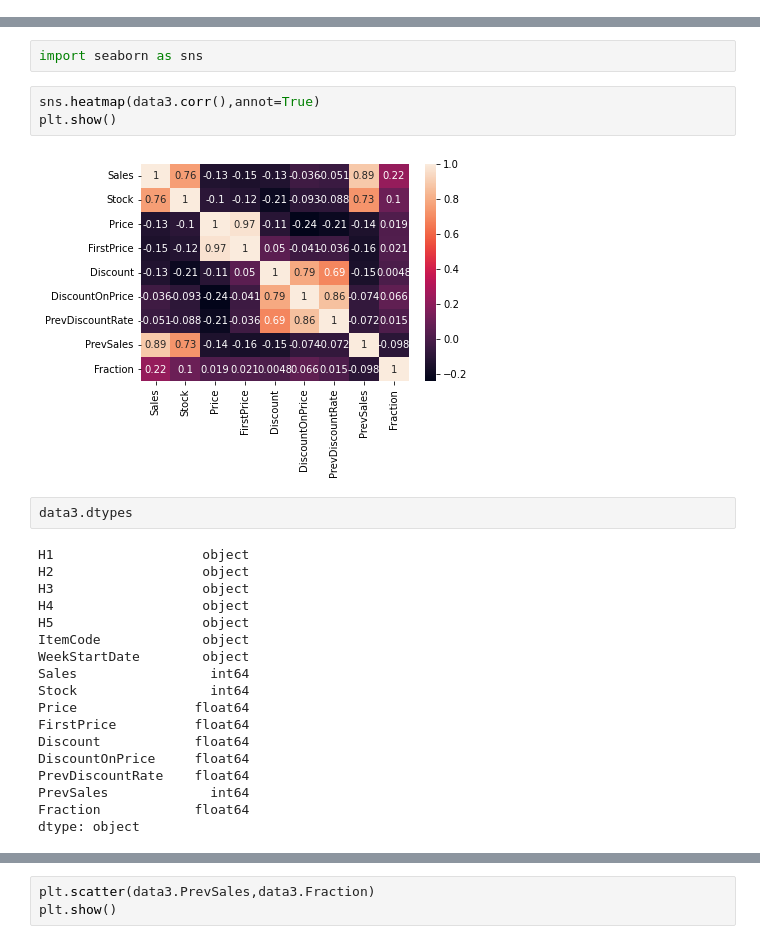
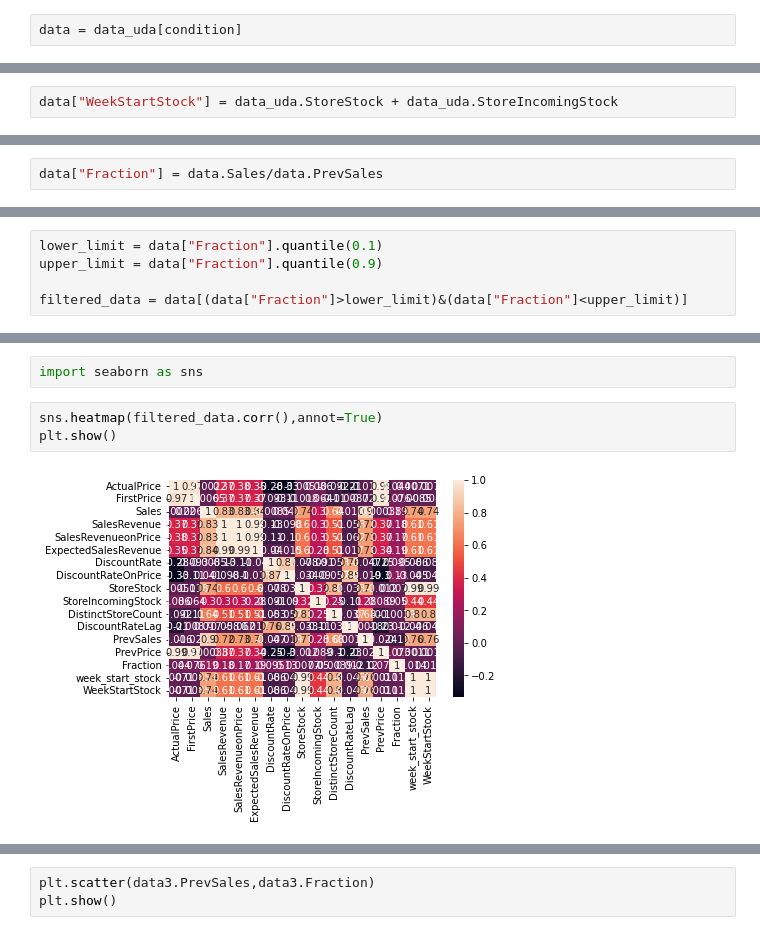
Before and after one commit to yasinsecal/PriceElasticity, a Jupyter notebook: Analysis.ipynb, the cells around one changed output, grey strips where cells are left out. Saved outputs shown, nothing was run; the diff lists cells and outputs as text.

```diff
--- a/Analysis.ipynb
+++ b/Analysis.ipynb
@@ -163,0 +30,2 @@ data3[["Sales","Stock"]].corr()
+# %%
+data = data_uda[condition]
@@ -163,0 +52,2 @@ data3[["Sales","Stock"]].corr()
+# %%
+data["WeekStartStock"] = data_uda.StoreStock + data_uda.StoreIncomingStock
@@ -163,0 +100,2 @@ data3[["Sales","Stock"]].corr()
+# %%
+data["Fraction"] = data.Sales/data.PrevSales
@@ -163,0 +113,5 @@ data3[["Sales","Stock"]].corr()
+# %%
+lower_limit = data["Fraction"].quantile(0.1)
+upper_limit = data["Fraction"].quantile(0.9)
+
+filtered_data = data[(data["Fraction"]>lower_limit)&(data["Fraction"]<upper_limit)]
@@ -164,29 +166,9 @@ data3[["Sales","Stock"]].corr()
 # %%
 import seaborn as sns
 # %%
-sns.heatmap(data3.corr(),annot=True)
+sns.heatmap(filtered_data.corr(),annot=True)
 plt.show()
 # %% [output]
-[figure, old version]
+[figure, new version]
-# %%
-data3.dtypes
-# %% [output]
-H1                   object
-H2                   object
-H3                   object
-H4                   object
-H5                   object
-ItemCode             object
-WeekStartDate        object
-Sales                 int64
-Stock                 int64
-Price               float64
-FirstPrice          float64
-Discount            float64
-DiscountOnPrice     float64
-PrevDiscountRate    float64
-PrevSales             int64
-Fraction            float64
-dtype: object
 # %%
 fig, ax1 = plt.subplots(1, 1, figsize=(8, 6))
```
Also changed, not shown: parts of 59 cells of this notebook.
